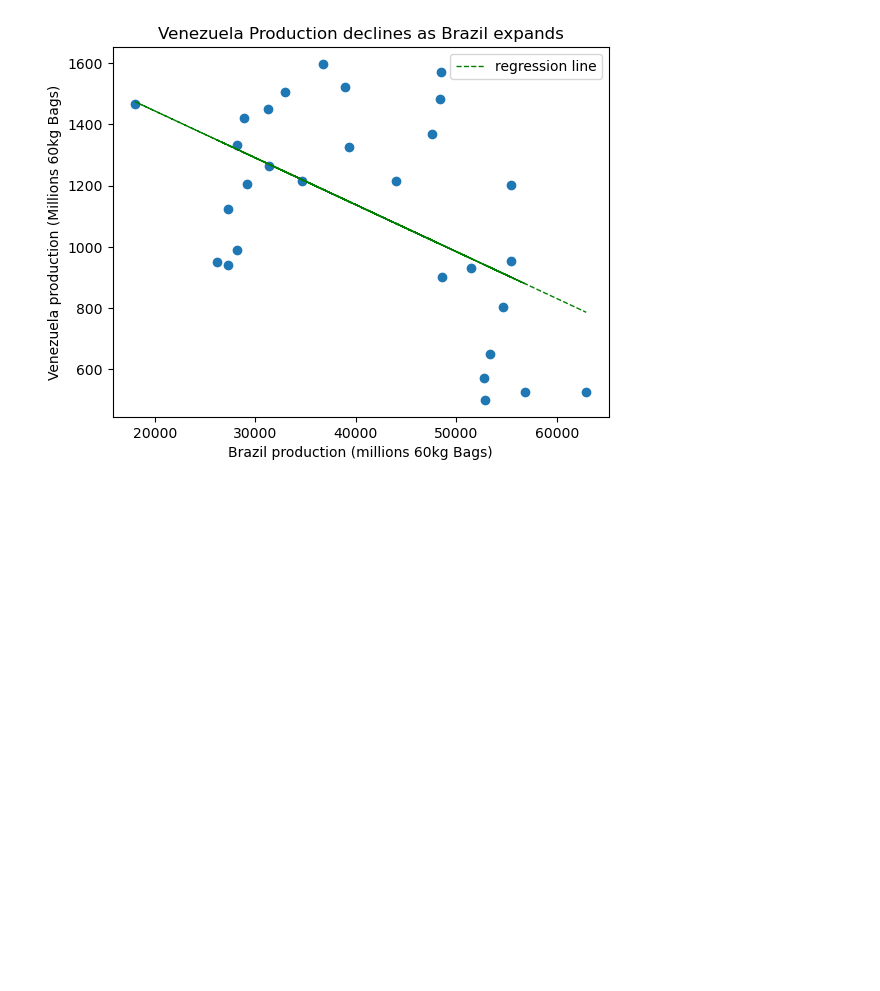
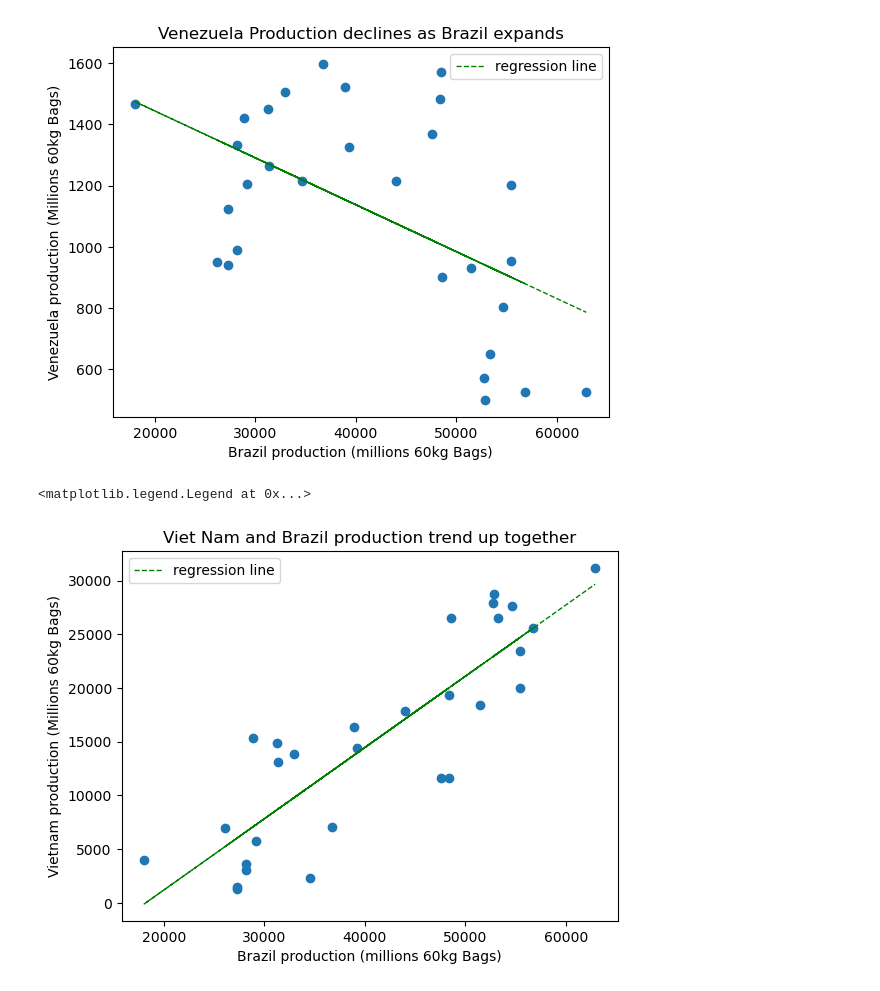
Before and after one commit to MeetPatel89/global_coffee_market, a Jupyter notebook: notebook.ipynb, the cells around one changed output. Drawn from its saved outputs; the diff is of its cells as text; code cells hidden in the pictures; blank space fills up the shorter version.

Commit message:
visualize independent variable=Brazil coffee production and dependent variable=Viet Nam coffee production in scatterplot and linear regression

```diff
--- a/notebook.ipynb
+++ b/notebook.ipynb
@@ -207,3 +207,34 @@ ax.legend()
 # %% [output]
 <matplotlib.legend.Legend at 0x...>
 [figure]
+# %%
+fig, ax = plt.subplots()
+x = coffee_production["Brazil"]
+y = coffee_production["Viet Nam"]
+
+ax.scatter(
+    x,
+    y
+)
+
+ax.set_title("Viet Nam and Brazil production trend up together")
+ax.set_ylabel("Vietnam production (Millions 60kg Bags)")
+ax.set_xlabel("Brazil production (millions 60kg Bags)")
+
+# get slope(m) and y-intercept(b) of linear regression line for independent variable (Brazil's production) and dependent variable (Venezuela's production)
+m, b = np.polyfit(x, y, deg=1)
+
+# plot linear regression line based on slope and intercept for given bivariate data
+ax.plot(
+    x,
+    m*x + b,
+    color="green",
+    linewidth=1,
+    linestyle="--",
+    label="regression line"
+)
+
+ax.legend()
+# %% [output]
+<matplotlib.legend.Legend at 0x...>
+[figure, added]
```
